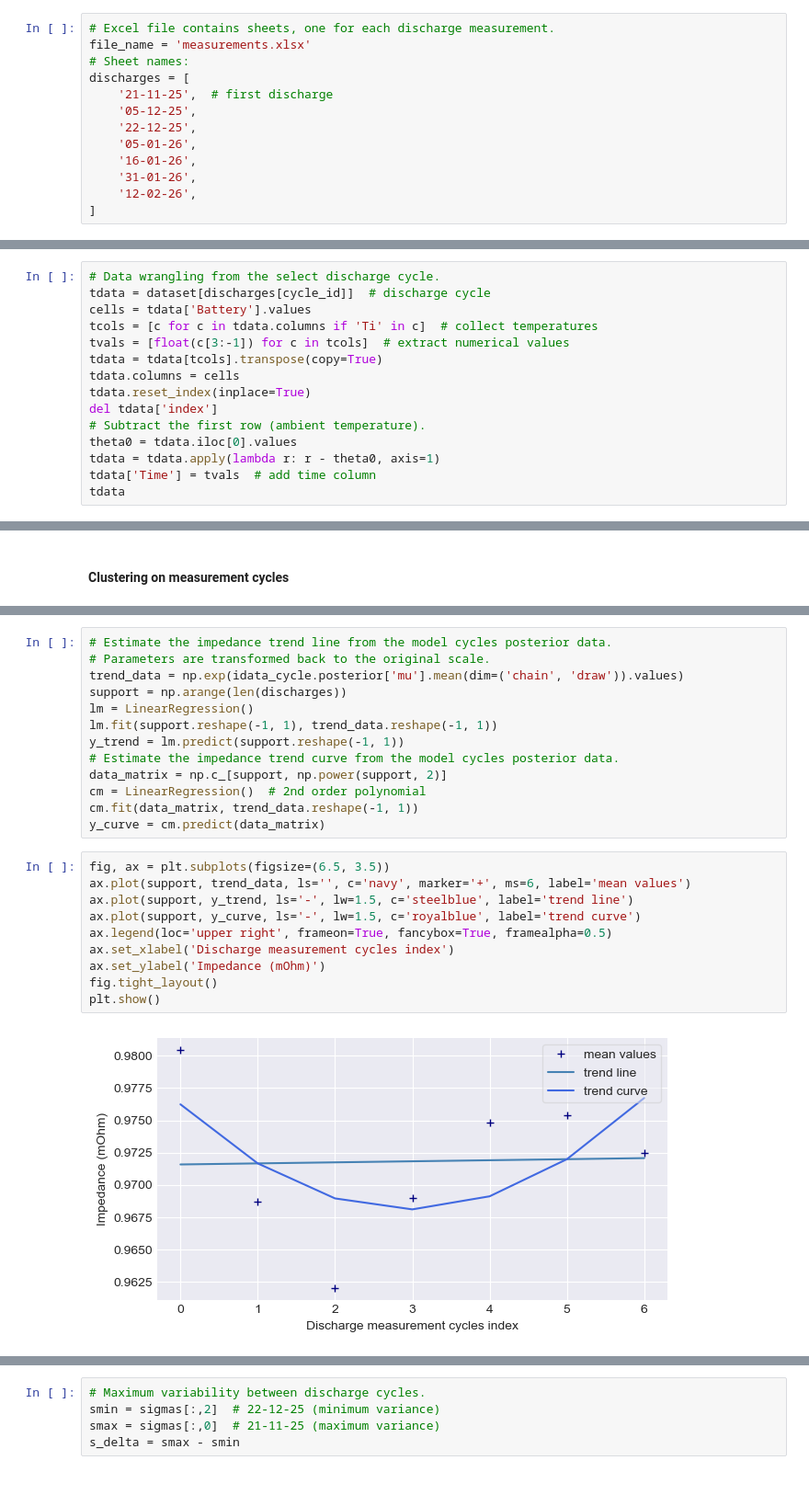
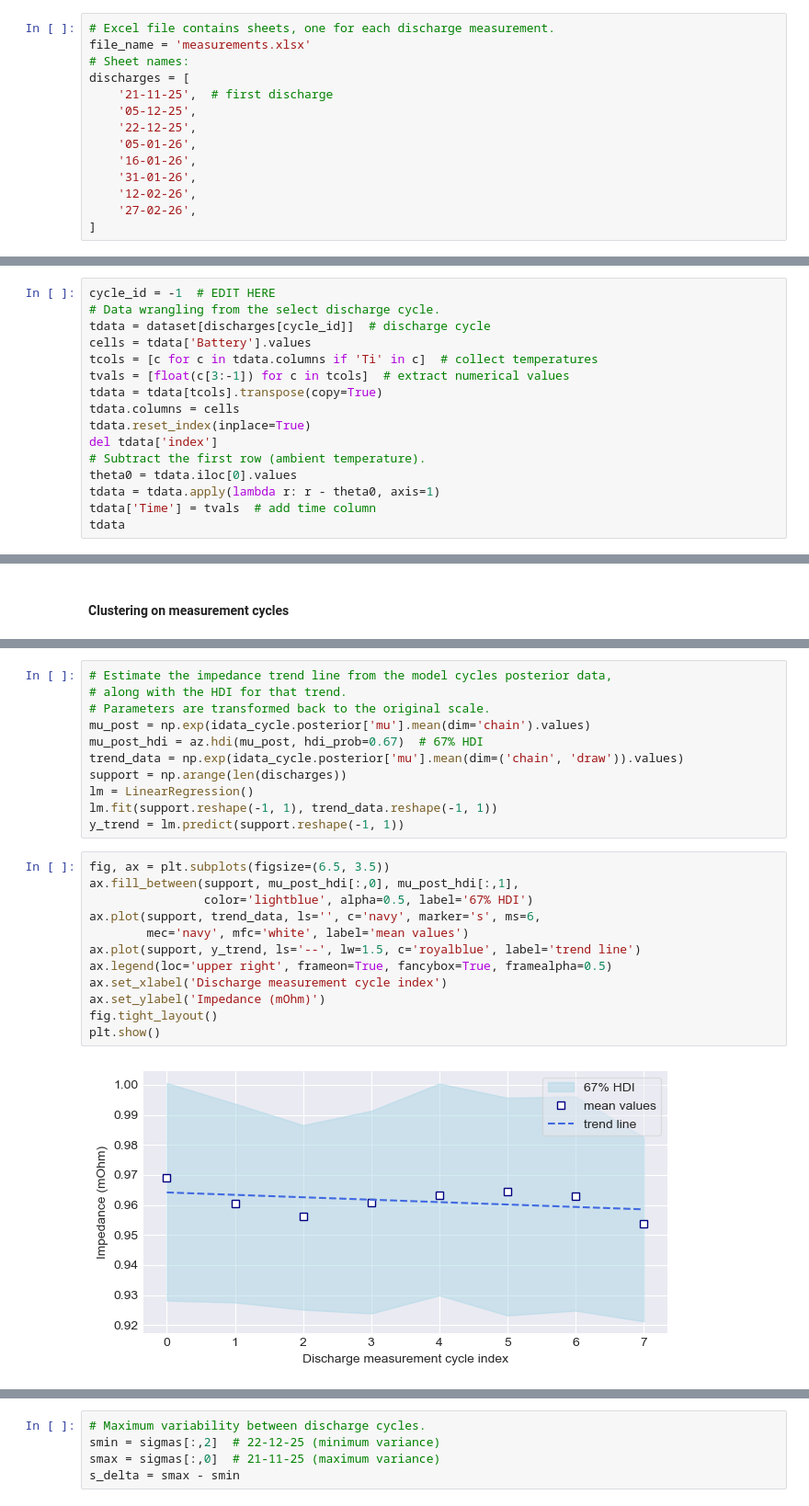
Before and after one commit to sarajcev/bayes_battery, a Jupyter notebook: bayes_analysis.ipynb, the cells around one changed output, grey strips where cells are left out. Shown at 92% size. Cells and saved outputs as stored; diff of their text form.

```diff
--- a/bayes_analysis.ipynb
+++ b/bayes_analysis.ipynb
@@ -41,6 +45,7 @@ discharges = [
     '16-01-26',
     '31-01-26',
     '12-02-26',
+    '27-02-26',
 ]
 # %%
 # Dictionary of dataframes, one for each excel sheet.
@@ -543,6 +557,7 @@ plt.show()
 # %% [markdown]
 ### Battery cells temperature evolution
 # %%
+cycle_id = -1  # EDIT HERE
 # Data wrangling from the select discharge cycle.
 tdata = dataset[discharges[cycle_id]]  # discharge cycle
 cells = tdata['Battery'].values
@@ -1026,28 +1074,28 @@ plt.show()
 # %%
-# Estimate the impedance trend line from the model cycles posterior data.
+# Estimate the impedance trend line from the model cycles posterior data,
+# along with the HDI for that trend.
 # Parameters are transformed back to the original scale.
+mu_post = np.exp(idata_cycle.posterior['mu'].mean(dim='chain').values)
+mu_post_hdi = az.hdi(mu_post, hdi_prob=0.67)  # 67% HDI
 trend_data = np.exp(idata_cycle.posterior['mu'].mean(dim=('chain', 'draw')).values)
 support = np.arange(len(discharges))
 lm = LinearRegression()
 lm.fit(support.reshape(-1, 1), trend_data.reshape(-1, 1))
 y_trend = lm.predict(support.reshape(-1, 1))
-# Estimate the impedance trend curve from the model cycles posterior data.
-data_matrix = np.c_[support, np.power(support, 2)]
-cm = LinearRegression()  # 2nd order polynomial
-cm.fit(data_matrix, trend_data.reshape(-1, 1))
-y_curve = cm.predict(data_matrix)
 # %%
 fig, ax = plt.subplots(figsize=(6.5, 3.5))
-ax.plot(support, trend_data, ls='', c='navy', marker='+', ms=6, label='mean values')
-ax.plot(support, y_trend, ls='-', lw=1.5, c='steelblue', label='trend line')
-ax.plot(support, y_curve, ls='-', lw=1.5, c='royalblue', label='trend curve')
+ax.fill_between(support, mu_post_hdi[:,0], mu_post_hdi[:,1],
+                color='lightblue', alpha=0.5, label='67% HDI')
+ax.plot(support, trend_data, ls='', c='navy', marker='s', ms=6,
+        mec='navy', mfc='white', label='mean values')
+ax.plot(support, y_trend, ls='--', lw=1.5, c='royalblue', label='trend line')
 ax.legend(loc='upper right', frameon=True, fancybox=True, framealpha=0.5)
-ax.set_xlabel('Discharge measurement cycles index')
+ax.set_xlabel('Discharge measurement cycle index')
 ax.set_ylabel('Impedance (mOhm)')
 fig.tight_layout()
 plt.show()
 # %% [output]
-[figure, old version]
+[figure, new version]
 # %%
 # Variablity among discharge cycles.
 sigmas = idata_cycle.posterior['sigma'].mean(dim='chain')
```
Also changed, not shown: parts of 63 cells of this notebook.
